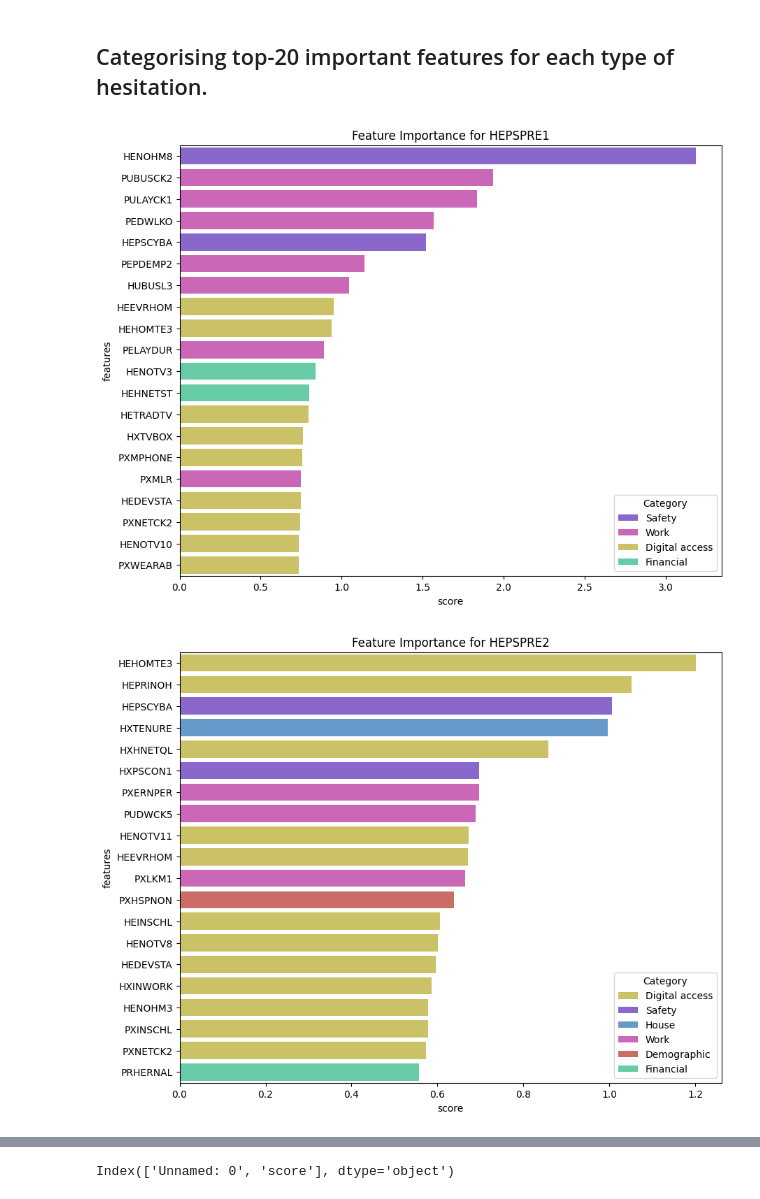
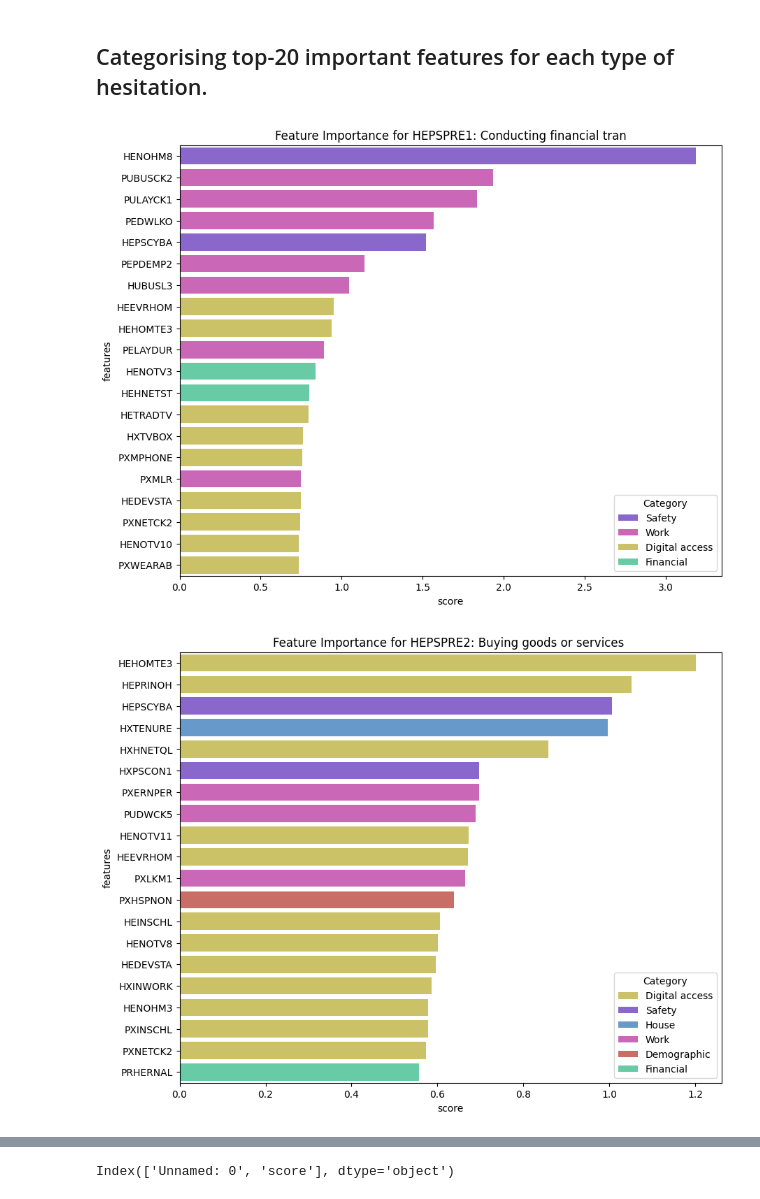
Before and after one commit to swag2198/data-literacy, a Jupyter notebook: internet_data2021_pradyumna.ipynb, the cells around one changed output, grey strips where cells are left out. Saved outputs shown, nothing was run; the diff lists cells and outputs as text; code cells hidden in the pictures.

Commit message:
updated titles

```diff
--- a/internet_data2021_pradyumna.ipynb
+++ b/internet_data2021_pradyumna.ipynb
@@ -1647,33 +1647,33 @@ color_dict = dict(zip(unique_categories, palette))
 for target in range(1, 6):
     var_name = f'HEPSPRE{target}'
     importance_df = pd.read_csv(os.path.join(path, f'{var_name}.csv'))
     # select top 20 rows of the dataframe
     importance_df = importance_df.iloc[:20]
 
     # plot a bar chart of the feature importance, use the variable names as the y-axis labels, and use
     # different colors for the bars depending on the category of the variable
 
     var_categories = feat_dict[var_name]
 
     #rename the first column to 'features'
     importance_df.rename(columns={'Unnamed: 0': 'features'}, inplace=True)
 
     # Create a new column in importance_df for the categories using var_categories
     importance_df['category'] = importance_df['features'].map(var_categories)
 
     # Plot the bar chart
     plt.figure(figsize=(10, 8))
     sns.barplot(x='score', y='features', hue='category', data=importance_df, palette=color_dict, dodge=False)
 
     # Show the legend
     plt.legend(title='Category')
 
-    plt.title(f'Feature Importance for {var_name}')
+    plt.title(f'Feature Importance for {var_name}: {ACTIVITIES_MAP[var_name][:25]}')
 
     # Show the plot
     # plt.show()
 
     plt.savefig(path + f'/HEPSPRE{target}_colored.png', dpi=300, bbox_inches='tight')
 # %% [output]
-[figure, old version]
+[figure, new version]
-[figure, old version]
+[figure, new version]
```
Also changed, not shown: parts of 1 cell of this notebook, 1 other file.
